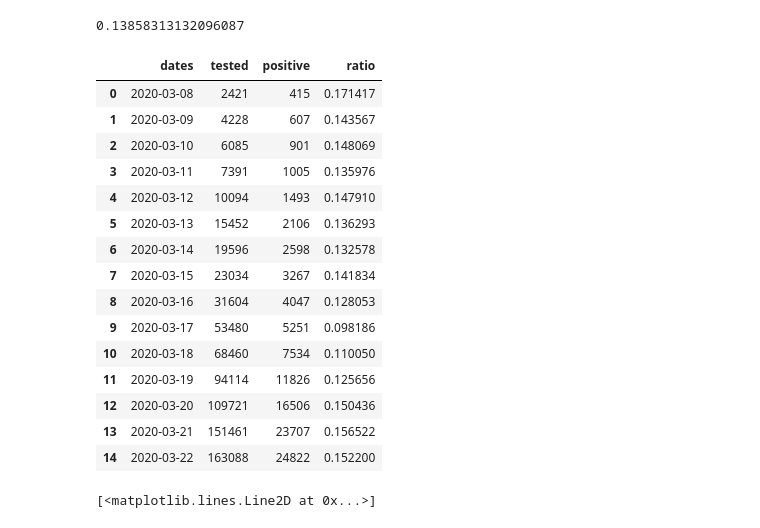
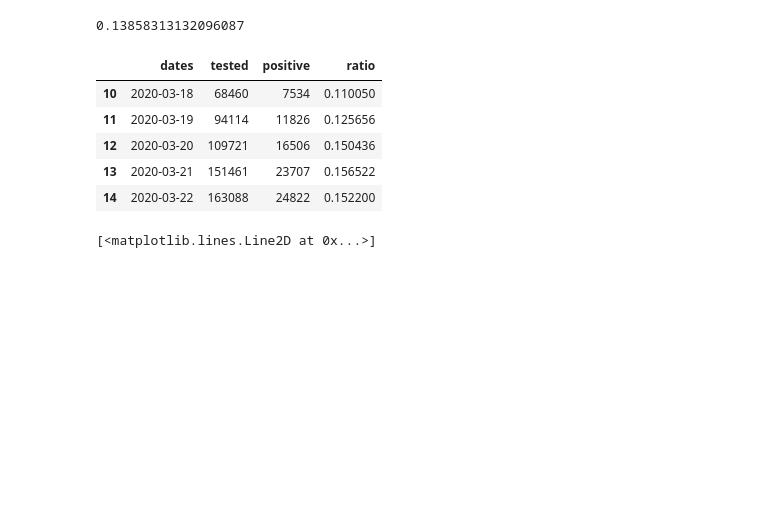
Before and after one commit to C5ipo7i/Jupyter_notebooks, a Jupyter notebook: Covid19.ipynb, the cells around one changed output. Drawn from its saved outputs; the diff is of its cells as text; code cells hidden in the pictures; blank space fills up the shorter version.

```diff
--- a/Covid19.ipynb
+++ b/Covid19.ipynb
@@ -250,19 +250,9 @@ df_us_tests['ratio'].mean()
 # %% [output]
 0.13858313132096087
 # %%
-df_us_tests
+df_us_tests.tail()
 # %% [output]
 |  | dates | tested | positive | ratio |
-| 0 | 2020-03-08 | 2421 | 415 | 0.171417 |
-| 1 | 2020-03-09 | 4228 | 607 | 0.143567 |
-| 2 | 2020-03-10 | 6085 | 901 | 0.148069 |
-| 3 | 2020-03-11 | 7391 | 1005 | 0.135976 |
-| 4 | 2020-03-12 | 10094 | 1493 | 0.147910 |
-| 5 | 2020-03-13 | 15452 | 2106 | 0.136293 |
-| 6 | 2020-03-14 | 19596 | 2598 | 0.132578 |
-| 7 | 2020-03-15 | 23034 | 3267 | 0.141834 |
-| 8 | 2020-03-16 | 31604 | 4047 | 0.128053 |
-| 9 | 2020-03-17 | 53480 | 5251 | 0.098186 |
 | 10 | 2020-03-18 | 68460 | 7534 | 0.110050 |
 | 11 | 2020-03-19 | 94114 | 11826 | 0.125656 |
 | 12 | 2020-03-20 | 109721 | 16506 | 0.150436 |
```
Also changed, not shown: parts of 17 cells of this notebook.
